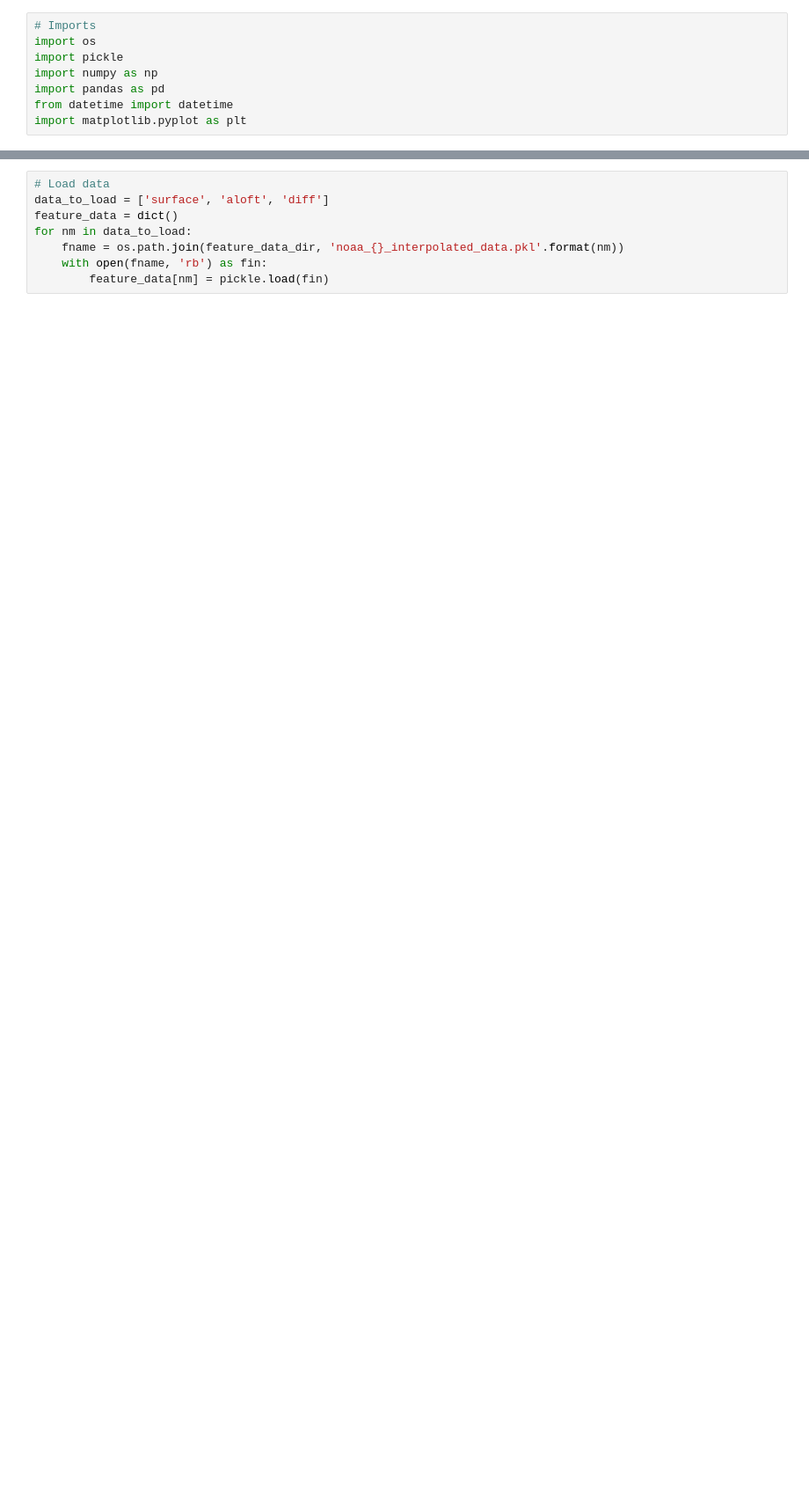
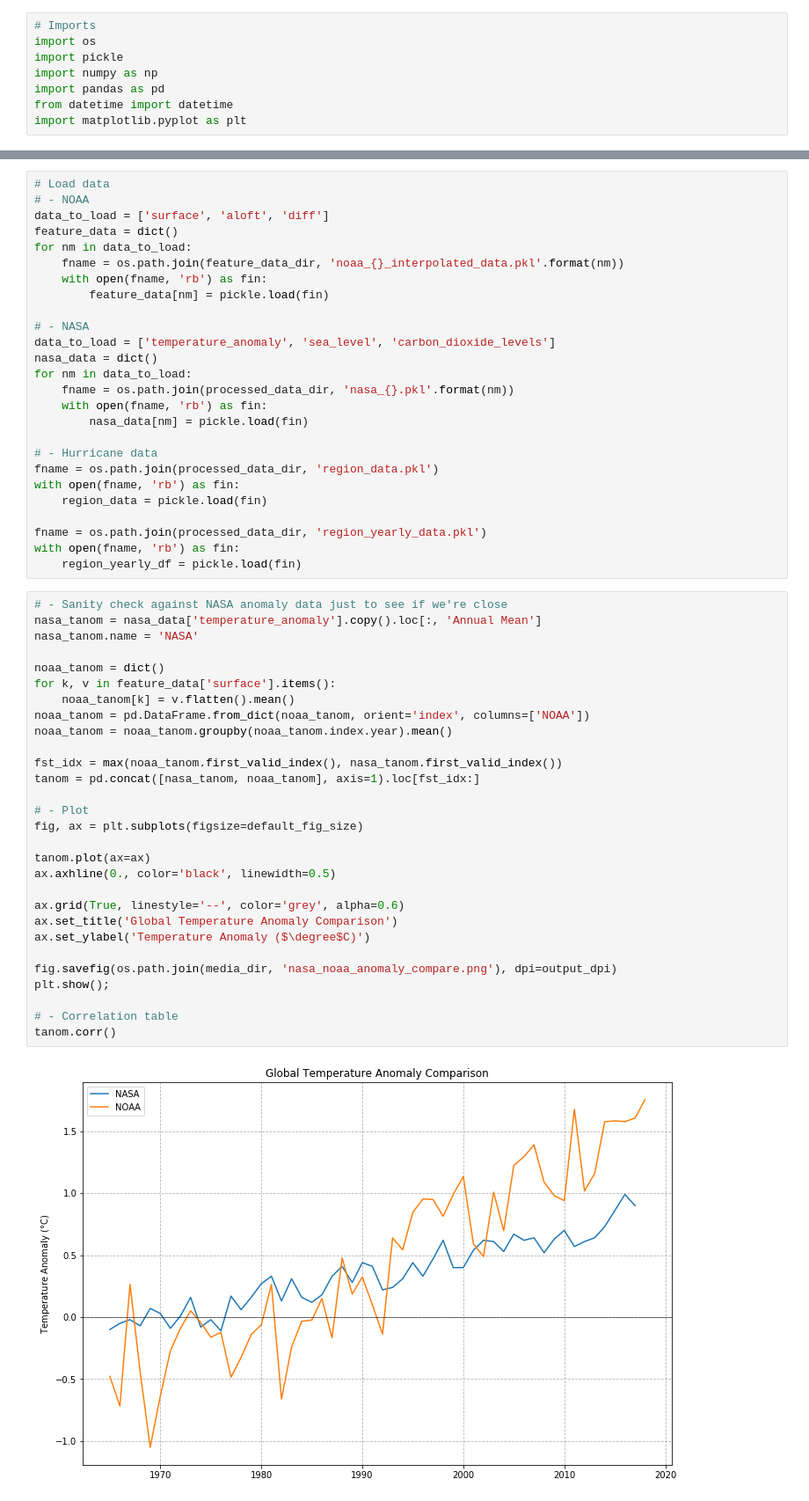
Before and after one commit to douglasdaly/hurricanes, a Jupyter notebook: notebooks/6_noaa_interpolated_feature_data_explore.ipynb, the cells around one changed output, grey strips where cells are left out. Shown at 88% size. Drawn from its saved outputs; the diff is of its cells as text; blank space fills up the shorter version.

```diff
--- a/notebooks/6_noaa_interpolated_feature_data_explore.ipynb
+++ b/notebooks/6_noaa_interpolated_feature_data_explore.ipynb
@@ -17,8 +21,57 @@ import matplotlib.pyplot as plt
 # %%
 # Load data
+# - NOAA
 data_to_load = ['surface', 'aloft', 'diff']
 feature_data = dict()
 for nm in data_to_load:
     fname = os.path.join(feature_data_dir, 'noaa_{}_interpolated_data.pkl'.format(nm))
     with open(fname, 'rb') as fin:
         feature_data[nm] = pickle.load(fin)
+
+# - NASA
+data_to_load = ['temperature_anomaly', 'sea_level', 'carbon_dioxide_levels']
+nasa_data = dict()
+for nm in data_to_load:
+    fname = os.path.join(processed_data_dir, 'nasa_{}.pkl'.format(nm))
+    with open(fname, 'rb') as fin:
+        nasa_data[nm] = pickle.load(fin)
+
+# - Hurricane data
+fname = os.path.join(processed_data_dir, 'region_data.pkl')
+with open(fname, 'rb') as fin:
+    region_data = pickle.load(fin)
+
+fname = os.path.join(processed_data_dir, 'region_yearly_data.pkl')
+with open(fname, 'rb') as fin:
+    region_yearly_df = pickle.load(fin)
+# %%
+# - Sanity check against NASA anomaly data just to see if we're close
+nasa_tanom = nasa_data['temperature_anomaly'].copy().loc[:, 'Annual Mean']
+nasa_tanom.name = 'NASA'
+
+noaa_tanom = dict()
+for k, v in feature_data['surface'].items():
+    noaa_tanom[k] = v.flatten().mean()
+noaa_tanom = pd.DataFrame.from_dict(noaa_tanom, orient='index', columns=['NOAA'])
+noaa_tanom = noaa_tanom.groupby(noaa_tanom.index.year).mean()
+
+fst_idx = max(noaa_tanom.first_valid_index(), nasa_tanom.first_valid_index())
+tanom = pd.concat([nasa_tanom, noaa_tanom], axis=1).loc[fst_idx:]
+
+# - Plot
+fig, ax = plt.subplots(figsize=default_fig_size)
+
+tanom.plot(ax=ax)
+ax.axhline(0., color='black', linewidth=0.5)
+
+ax.grid(True, linestyle='--', color='grey', alpha=0.6)
+ax.set_title('Global Temperature Anomaly Comparison')
+ax.set_ylabel('Temperature Anomaly ($\degree$C)')
+
+fig.savefig(os.path.join(media_dir, 'nasa_noaa_anomaly_compare.png'), dpi=output_dpi)
+plt.show();
+
+# - Correlation table
+tanom.corr()
+# %% [output]
+[figure, added]
```
Also changed, not shown: parts of 8 cells of this notebook, 1 other file.
